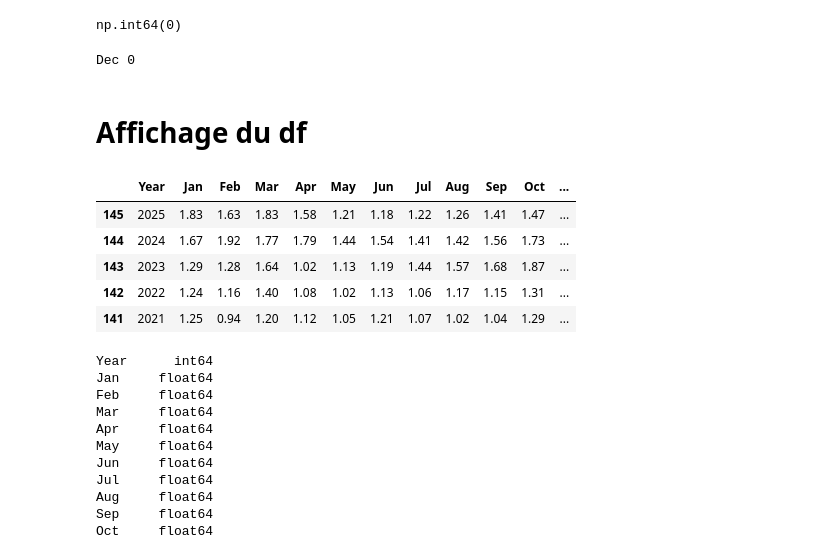
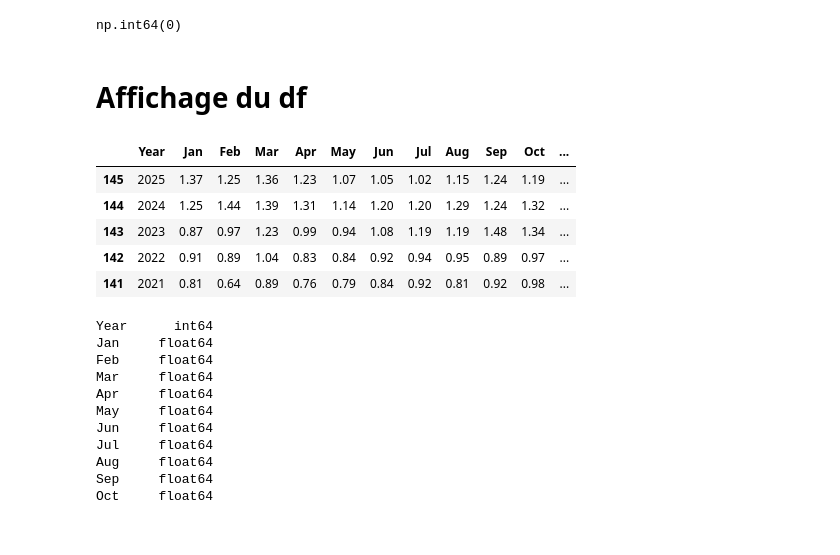
Before and after one commit to VinchC/projet, a Jupyter notebook: northern.ipynb, the cells around one changed output. Saved outputs shown, nothing was run; the diff lists cells and outputs as text; code cells hidden in the pictures.

```diff
--- a/northern.ipynb
+++ b/northern.ipynb
@@ -10,3 +10,4 @@ import seaborn as sns
 pd.set_option('display.max_columns', None)
 df_northern = pd.read_csv(filepath_or_buffer = './data/NH.Ts+dSST.csv', sep = ',', header = 0, low_memory=False)
 df_southern = pd.read_csv(filepath_or_buffer = './data/SH.Ts+dSST.csv', sep = ',', header = 0, low_memory=False)
+df_global = pd.read_csv(filepath_or_buffer = './data/GLB.Ts+dSST.csv', sep = ',', header = 0, low_memory=False)
@@ -77,12 +68,5 @@ df_northern.duplicated().sum()
 # %% [output]
 np.int64(0)
-# %%
-# Nombre de valeurs uniques dans une colonne :
-df_northern['Dec'] = df_northern['Dec'].fillna(0)
-
-print('Dec', df_northern['Dec'].isna().sum(axis = 0))
-# %% [output]
-Dec 0
 # %%
 # Remplacement des données type string par des valeurs nulles et modification du type des colonnes par float
 
@@ -105,16 +89,29 @@ df_southern['D-N'] = df_southern['D-N'].replace(to_replace = "***", value = None
 df_southern['D-N'] = df_southern['D-N'].astype(float)
 df_southern['DJF'] = df_southern['DJF'].replace(to_replace = "***", value = None)
 df_southern['DJF'] = df_southern['DJF'].astype(float)
+# %%
+# Remplacement des données type string par des valeurs nulles et modification du type des colonnes par float
+
+df_global['Dec'] = df_global['Dec'].replace(to_replace = "***", value = None)
+df_global['Dec'] = df_global['Dec'].astype(float)
+df_global['J-D'] = df_global['J-D'].replace(to_replace = "***", value = None)
+df_global['J-D'] = df_global['J-D'].astype(float)
+df_global['D-N'] = df_global['D-N'].replace(to_replace = "***", value = None)
+df_global['D-N'] = df_global['D-N'].astype(float)
+df_global['DJF'] = df_global['DJF'].replace(to_replace = "***", value = None)
+df_global['DJF'] = df_global['DJF'].astype(float)
 # %% [markdown]
 # Affichage du df
 # %%
 # Affichage du df selon ordre ascendant ou descendant d'une colonne
 df_northern.sort_values(by=['Year'], ascending=False).head()
+df_southern.sort_values(by=['Year'], ascending=False).head()
+df_global.sort_values(by=['Year'], ascending=False).head()
 # %% [output]
 |  | Year | Jan | Feb | Mar | Apr | May | Jun | Jul | Aug | Sep | Oct | ... |
-| 145 | 2025 | 1.83 | 1.63 | 1.83 | 1.58 | 1.21 | 1.18 | 1.22 | 1.26 | 1.41 | 1.47 | ... |
-| 144 | 2024 | 1.67 | 1.92 | 1.77 | 1.79 | 1.44 | 1.54 | 1.41 | 1.42 | 1.56 | 1.73 | ... |
-| 143 | 2023 | 1.29 | 1.28 | 1.64 | 1.02 | 1.13 | 1.19 | 1.44 | 1.57 | 1.68 | 1.87 | ... |
-| 142 | 2022 | 1.24 | 1.16 | 1.40 | 1.08 | 1.02 | 1.13 | 1.06 | 1.17 | 1.15 | 1.31 | ... |
-| 141 | 2021 | 1.25 | 0.94 | 1.20 | 1.12 | 1.05 | 1.21 | 1.07 | 1.02 | 1.04 | 1.29 | ... |
+| 145 | 2025 | 1.37 | 1.25 | 1.36 | 1.23 | 1.07 | 1.05 | 1.02 | 1.15 | 1.24 | 1.19 | ... |
+| 144 | 2024 | 1.25 | 1.44 | 1.39 | 1.31 | 1.14 | 1.20 | 1.20 | 1.29 | 1.24 | 1.32 | ... |
+| 143 | 2023 | 0.87 | 0.97 | 1.23 | 0.99 | 0.94 | 1.08 | 1.19 | 1.19 | 1.48 | 1.34 | ... |
+| 142 | 2022 | 0.91 | 0.89 | 1.04 | 0.83 | 0.84 | 0.92 | 0.94 | 0.95 | 0.89 | 0.97 | ... |
+| 141 | 2021 | 0.81 | 0.64 | 0.89 | 0.76 | 0.79 | 0.84 | 0.92 | 0.81 | 0.92 | 0.98 | ... |
 # %%
```
Also changed, not shown: parts of 12 cells of this notebook, 1 other file.
